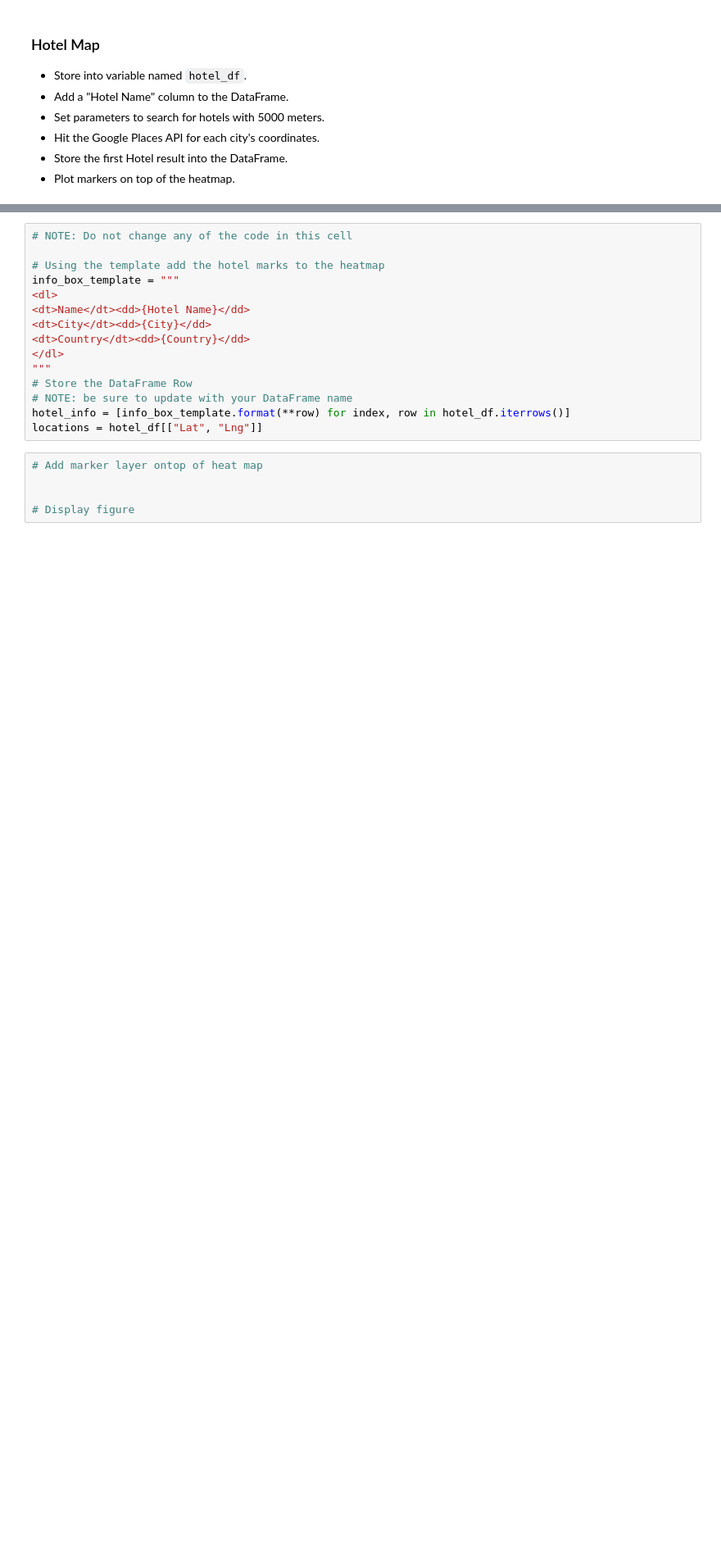
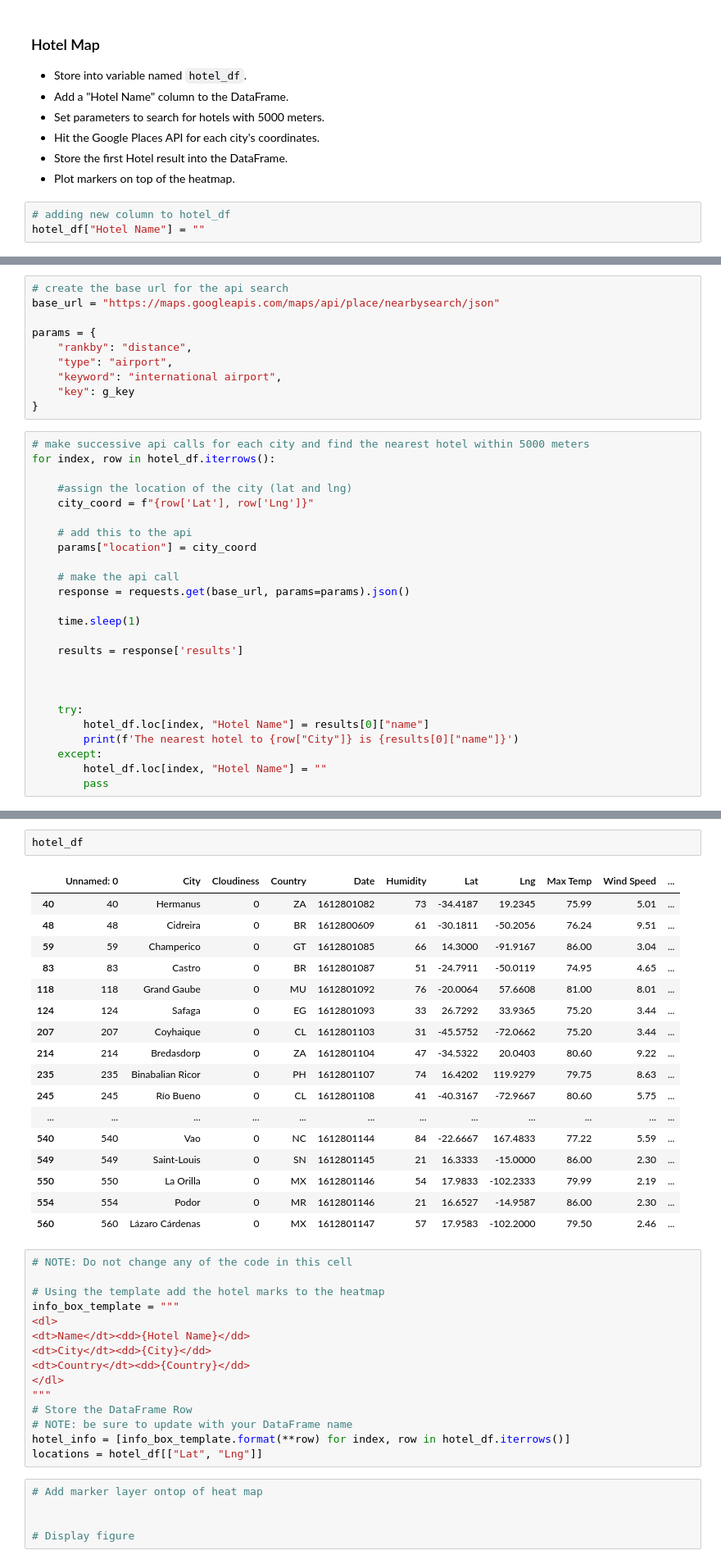
Before and after one commit to shaff183/python-api-challenge, a Jupyter notebook: VacationPy/VacationPy.ipynb, the cells around one changed output, grey strips where cells are left out. Shown at 82% size. Drawn from its saved outputs; the diff is of its cells as text; blank space fills up the shorter version.

Commit message:
creating api calls

```diff
--- a/VacationPy/VacationPy.ipynb
+++ b/VacationPy/VacationPy.ipynb
@@ -48,3 +103,6 @@ cities_df.head()
 * Hit the Google Places API for each city's coordinates.
 * Store the first Hotel result into the DataFrame.
 * Plot markers on top of the heatmap.
+# %%
+# adding new column to hotel_df
+hotel_df["Hotel Name"] = ""
@@ -50,0 +114,35 @@ cities_df.head()
+# %%
+# create the base url for the api search
+base_url = "https://maps.googleapis.com/maps/api/place/nearbysearch/json"
+
+params = {
+    "rankby": "distance",
+    "type": "airport",
+    "keyword": "international airport",
+    "key": g_key
+}
+# %%
+# make successive api calls for each city and find the nearest hotel within 5000 meters
+for index, row in hotel_df.iterrows():
+
+    #assign the location of the city (lat and lng)
+    city_coord = f"{row['Lat'], row['Lng']}"
+
+    # add this to the api
+    params["location"] = city_coord
+
+    # make the api call
+    response = requests.get(base_url, params=params).json()
+
+    time.sleep(1)
+
+    results = response['results']
+
+
+
+    try:
+        hotel_df.loc[index, "Hotel Name"] = results[0]["name"]
+        print(f'The nearest hotel to {row["City"]} is {results[0]["name"]}')
+    except:
+        hotel_df.loc[index, "Hotel Name"] = ""
+        pass
@@ -51,3 +151,23 @@ cities_df.head()
+# %%
+hotel_df
+# %% [output]
+|  | Unnamed: 0 | City | Cloudiness | Country | Date | Humidity | Lat | Lng | Max Temp | Wind Speed | ... |
+| 40 | 40 | Hermanus | 0 | ZA | 1612801082 | 73 | -34.4187 | 19.2345 | 75.99 | 5.01 | ... |
+| 48 | 48 | Cidreira | 0 | BR | 1612800609 | 61 | -30.1811 | -50.2056 | 76.24 | 9.51 | ... |
+| 59 | 59 | Champerico | 0 | GT | 1612801085 | 66 | 14.3000 | -91.9167 | 86.00 | 3.04 | ... |
+| 83 | 83 | Castro | 0 | BR | 1612801087 | 51 | -24.7911 | -50.0119 | 74.95 | 4.65 | ... |
+| 118 | 118 | Grand Gaube | 0 | MU | 1612801092 | 76 | -20.0064 | 57.6608 | 81.00 | 8.01 | ... |
+| 124 | 124 | Safaga | 0 | EG | 1612801093 | 33 | 26.7292 | 33.9365 | 75.20 | 3.44 | ... |
+| 207 | 207 | Coyhaique | 0 | CL | 1612801103 | 31 | -45.5752 | -72.0662 | 75.20 | 3.44 | ... |
+| 214 | 214 | Bredasdorp | 0 | ZA | 1612801104 | 47 | -34.5322 | 20.0403 | 80.60 | 9.22 | ... |
+| 235 | 235 | Binabalian Ricor | 0 | PH | 1612801107 | 74 | 16.4202 | 119.9279 | 79.75 | 8.63 | ... |
+| 245 | 245 | Río Bueno | 0 | CL | 1612801108 | 41 | -40.3167 | -72.9667 | 80.60 | 5.75 | ... |
+| ... | ... | ... | ... | ... | ... | ... | ... | ... | ... | ... | ... |
+| 540 | 540 | Vao | 0 | NC | 1612801144 | 84 | -22.6667 | 167.4833 | 77.22 | 5.59 | ... |
+| 549 | 549 | Saint-Louis | 0 | SN | 1612801145 | 21 | 16.3333 | -15.0000 | 86.00 | 2.30 | ... |
+| 550 | 550 | La Orilla | 0 | MX | 1612801146 | 54 | 17.9833 | -102.2333 | 79.99 | 2.19 | ... |
+| 554 | 554 | Podor | 0 | MR | 1612801146 | 21 | 16.6527 | -14.9587 | 86.00 | 2.30 | ... |
+| 560 | 560 | Lázaro Cárdenas | 0 | MX | 1612801147 | 57 | 17.9583 | -102.2000 | 79.50 | 2.46 | ... |
 # %%
 # NOTE: Do not change any of the code in this cell
 
```
Also changed, not shown: parts of 8 cells of this notebook.
